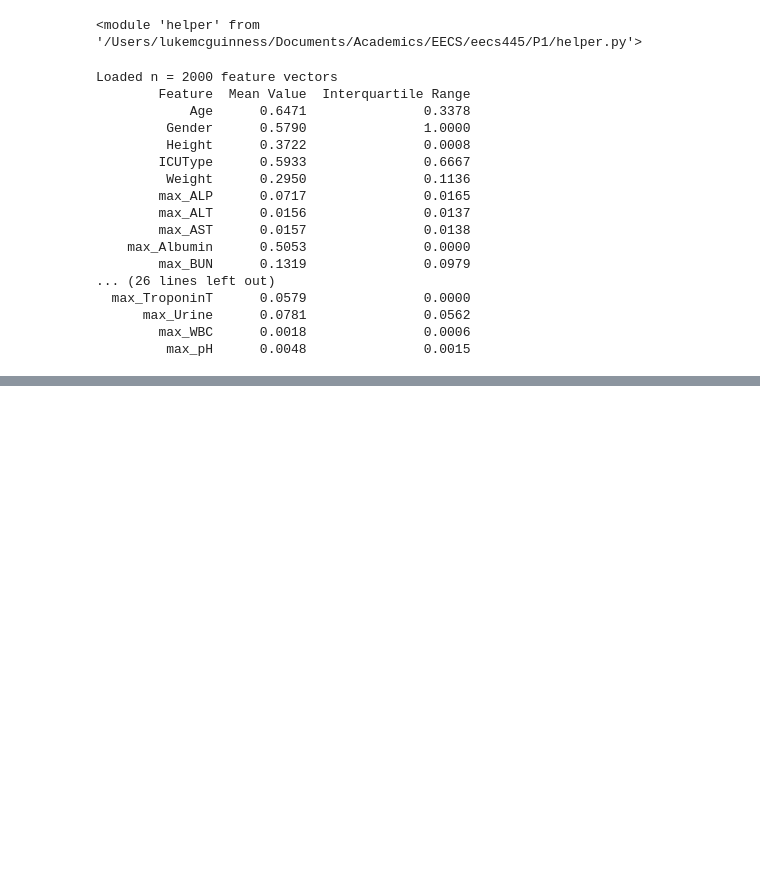
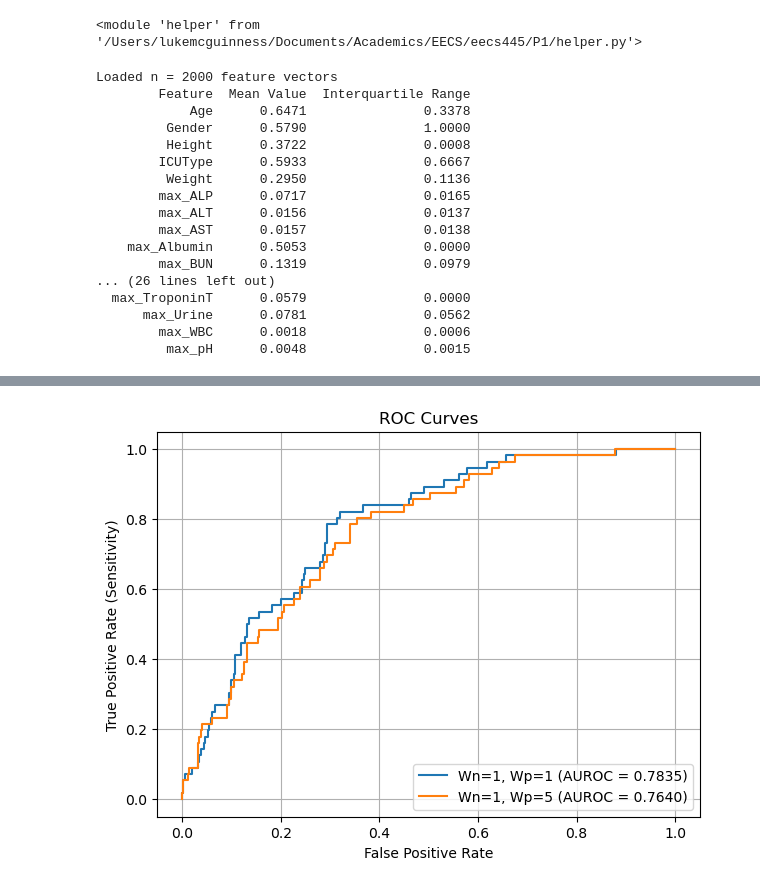
Before and after one commit to lukemcg32/eecs445, a Jupyter notebook: P1/tesing_space.ipynb, the cells around one changed output, grey strips where cells are left out. Drawn from its saved outputs; the diff is of its cells as text; code cells hidden in the pictures; blank space fills up the shorter version.

```diff
--- a/P1/tesing_space.ipynb
+++ b/P1/tesing_space.ipynb
@@ -58,0 +265,47 @@ print(sorted(list(feat.keys()))[:12])  # should include 'Age', 'ICUType', 'max A
+# %%
+from sklearn.metrics import roc_curve, auc
+import matplotlib.pyplot as plt
+
+# Train model with Wn=1, Wp=1
+clf_balanced = LogisticRegression(
+    penalty="l2",
+    C=1.0,
+    solver="liblinear",
+    fit_intercept=False,
+    random_state=42,
+    class_weight={-1: 1, 1: 1}
+)
+clf_balanced.fit(X_train, y_train)
+scores_balanced = clf_balanced.decision_function(X_test)
+fpr_bal, tpr_bal, _ = roc_curve(y_test, scores_balanced, pos_label=1)
+roc_auc_bal = auc(fpr_bal, tpr_bal)
+
+
+
+# Train model with Wn=1, Wp=5
+clf_weighted = LogisticRegression(
+    penalty="l2",
+    C=1.0,
+    solver="liblinear",
+    fit_intercept=False,
+    random_state=42,
+    class_weight={-1: 1, 1: 5}
+)
+clf_weighted.fit(X_train, y_train)
+scores_weighted = clf_weighted.decision_function(X_test)
+fpr_w, tpr_w, _ = roc_curve(y_test, scores_weighted, pos_label=1)
+roc_auc_w = auc(fpr_w, tpr_w)
+
+# Plot ROC curves
+plt.figure(figsize=(7,5))
+plt.plot(fpr_bal, tpr_bal, label=f"Wn=1, Wp=1 (AUROC = {roc_auc_bal:.4f})")
+plt.plot(fpr_w, tpr_w, label=f"Wn=1, Wp=5 (AUROC = {roc_auc_w:.4f})")
+
+plt.xlabel("False Positive Rate")
+plt.ylabel("True Positive Rate (Sensitivity)")
+plt.title("ROC Curves")
+plt.legend(loc="lower right")
+plt.grid(True)
+plt.show()
+# %% [output]
+[figure, added]
```
Also changed, not shown: parts of 7 cells of this notebook, 4 other files.
